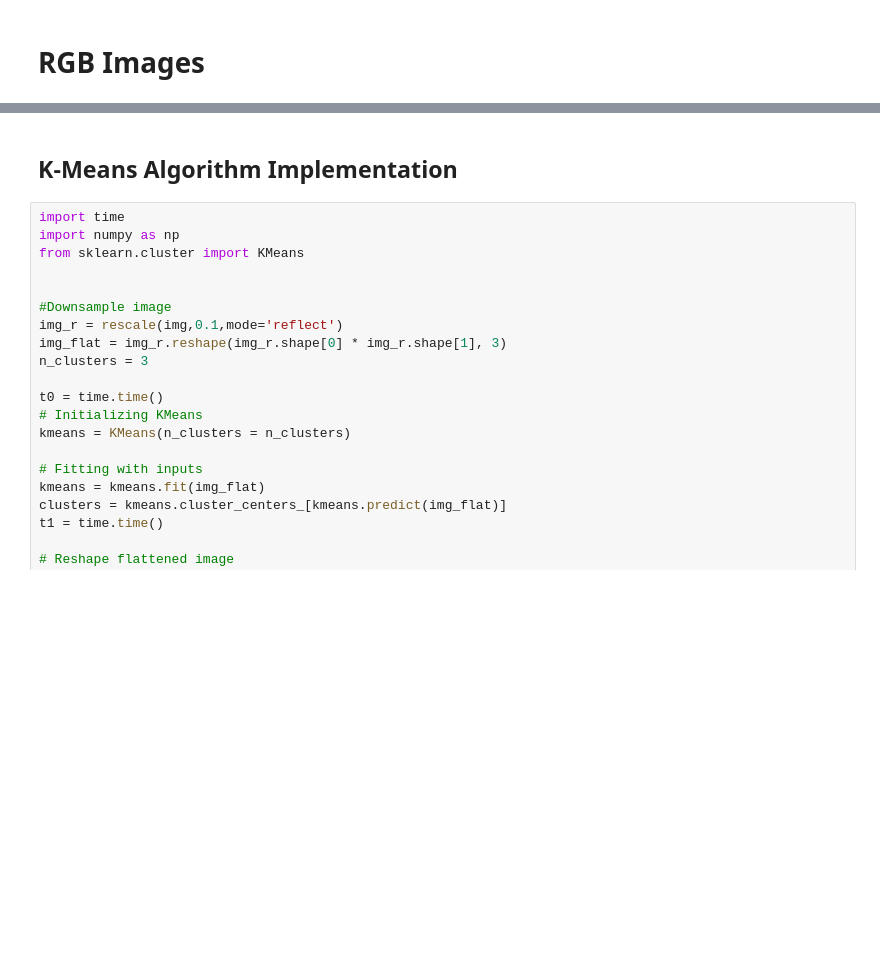
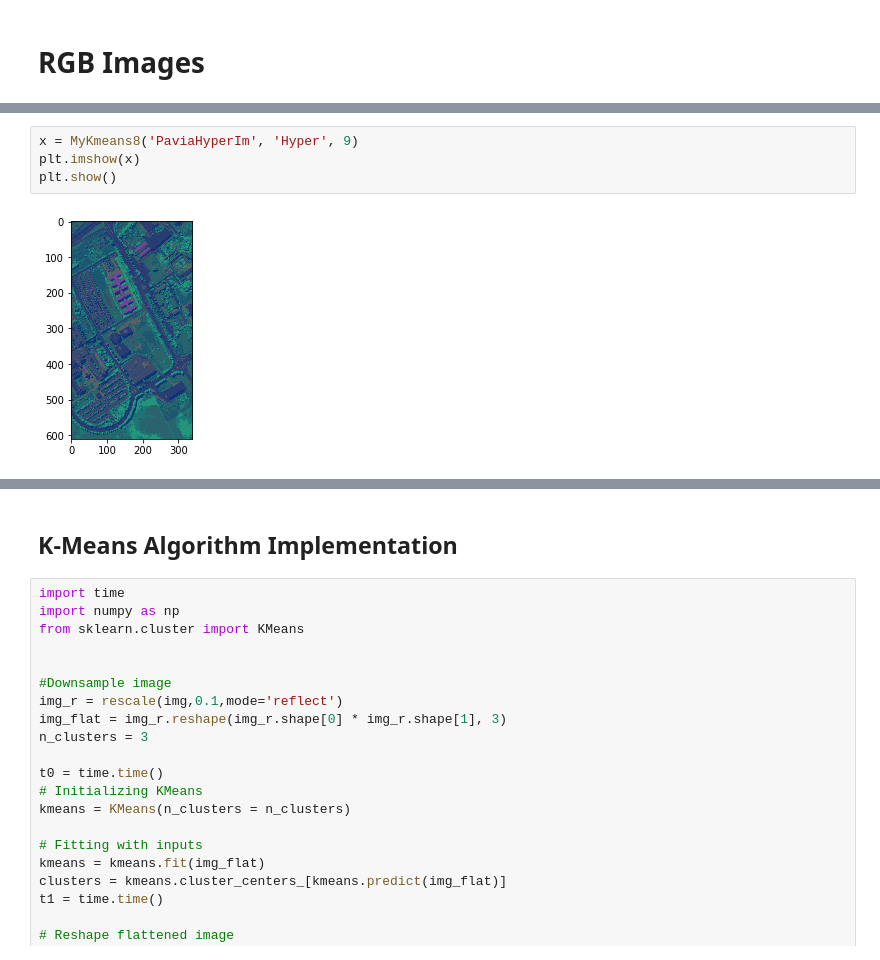
Before and after one commit to Eiris/MLProjectUF, a Jupyter notebook: Project 1/Project_1 - Data Cleaning for Kmeans.ipynb, the cells around one changed output, grey strips where cells are left out. Drawn from its saved outputs; the diff is of its cells as text; blank space fills up the shorter version.

Commit message:
Latest Martin Index
This contains the latest implementation of the martin index. The file is not cleaned but i has th eresults for the hyperspectral clustering

```diff
--- a/Project 1/Project_1 - Data Cleaning for Kmeans.ipynb
+++ b/Project 1/Project_1 - Data Cleaning for Kmeans.ipynb
@@ -25,0 +237,6 @@ img.shape
+# %%
+x = MyKmeans8('PaviaHyperIm', 'Hyper', 9)
+plt.imshow(x)
+plt.show()
+# %% [output]
+[figure, added]
```
Also changed, not shown: parts of 21 cells of this notebook.
